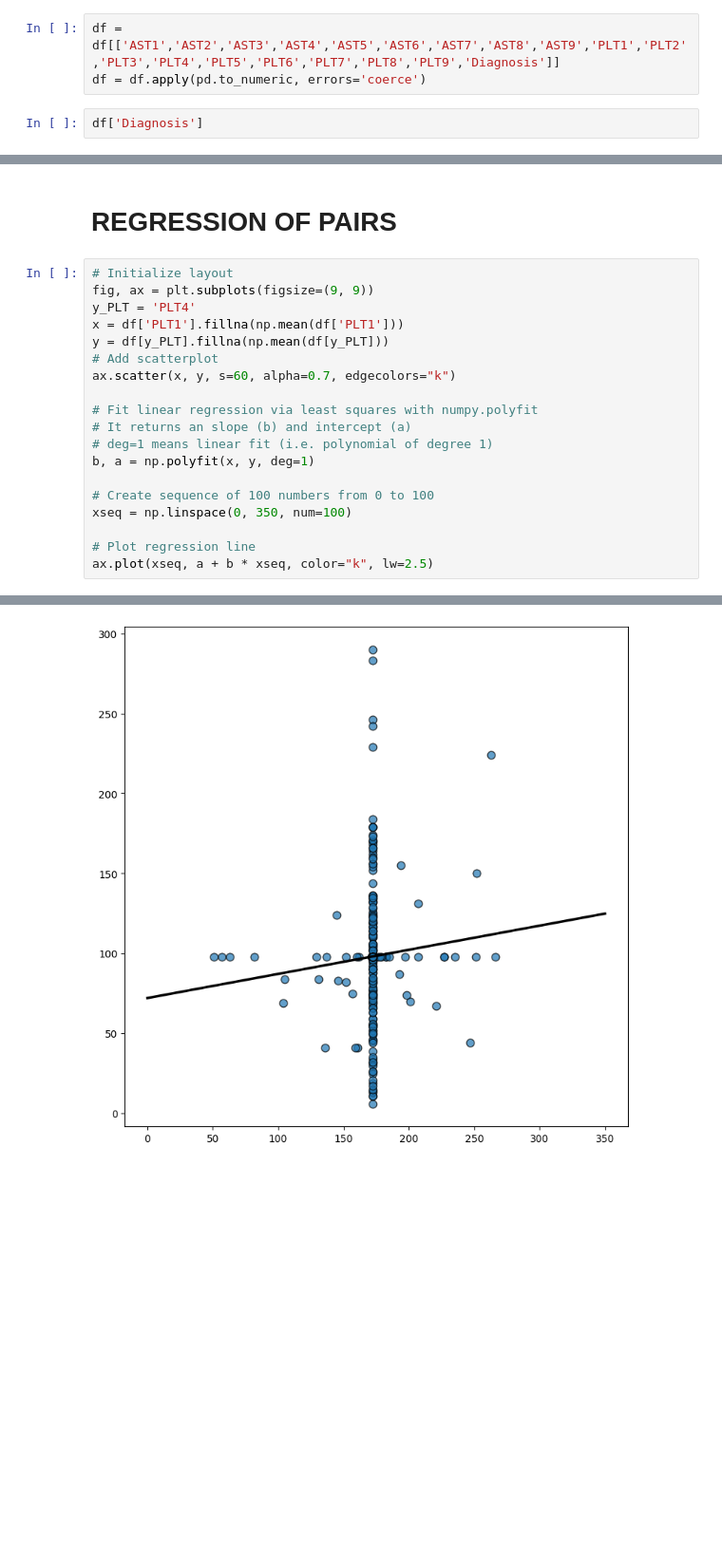
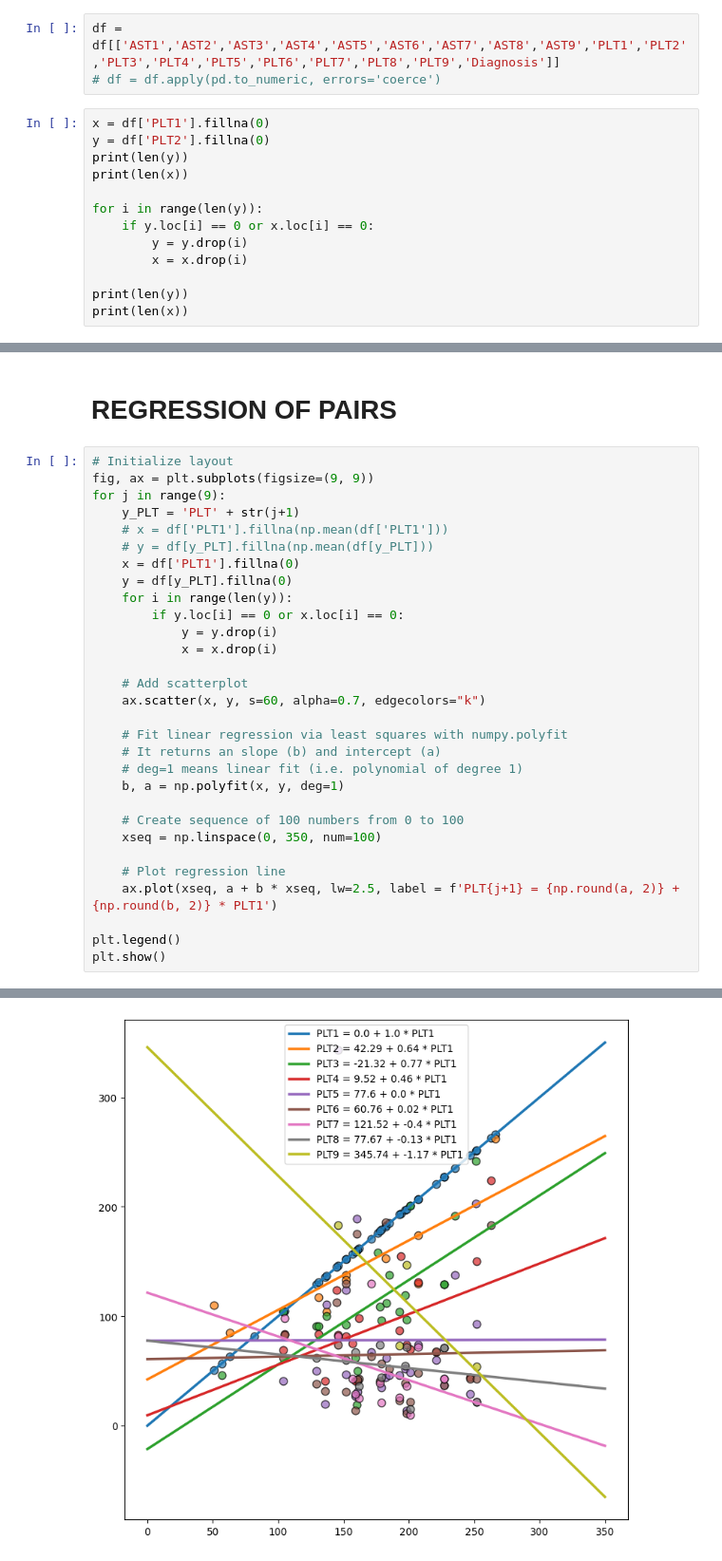
Before and after one commit to khnam-ng/SevereDengueFever, a Jupyter notebook: notebooks/RF_4.ipynb, the cells around one changed output, grey strips where cells are left out. Shown at 95% size. Saved outputs shown, nothing was run; the diff lists cells and outputs as text; blank space fills up the shorter version.

```diff
--- a/notebooks/RF_4.ipynb
+++ b/notebooks/RF_4.ipynb
@@ -95,7 +95,18 @@ Diagnosis's classes:  {'1': 56.4, '2': 39.66, '3': 3.94}
 # DISTRIBUTION OF EACH COL
 # %%
 df = df[['AST1','AST2','AST3','AST4','AST5','AST6','AST7','AST8','AST9','PLT1','PLT2','PLT3','PLT4','PLT5','PLT6','PLT7','PLT8','PLT9','Diagnosis']]
-df = df.apply(pd.to_numeric, errors='coerce')
+# df = df.apply(pd.to_numeric, errors='coerce')
 # %%
-df['Diagnosis']
+x = df['PLT1'].fillna(0)
+y = df['PLT2'].fillna(0)
+print(len(y))
+print(len(x))
+
+for i in range(len(y)):
+    if y.loc[i] == 0 or x.loc[i] == 0:
+        y = y.drop(i)
+        x = x.drop(i)
+
+print(len(y))
+print(len(x))
 # %% [output]
@@ -176,20 +192,31 @@ distribution_plot(df, 'PLT5')
 # %%
 # Initialize layout
 fig, ax = plt.subplots(figsize=(9, 9))
-y_PLT = 'PLT4'
-x = df['PLT1'].fillna(np.mean(df['PLT1']))
-y = df[y_PLT].fillna(np.mean(df[y_PLT]))
-# Add scatterplot
-ax.scatter(x, y, s=60, alpha=0.7, edgecolors="k")
+for j in range(9):
+    y_PLT = 'PLT' + str(j+1)
+    # x = df['PLT1'].fillna(np.mean(df['PLT1']))
+    # y = df[y_PLT].fillna(np.mean(df[y_PLT]))
+    x = df['PLT1'].fillna(0)
+    y = df[y_PLT].fillna(0)
+    for i in range(len(y)):
+        if y.loc[i] == 0 or x.loc[i] == 0:
+            y = y.drop(i)
+            x = x.drop(i)
 
-# Fit linear regression via least squares with numpy.polyfit
-# It returns an slope (b) and intercept (a)
-# deg=1 means linear fit (i.e. polynomial of degree 1)
-b, a = np.polyfit(x, y, deg=1)
+    # Add scatterplot
+    ax.scatter(x, y, s=60, alpha=0.7, edgecolors="k")
 
-# Create sequence of 100 numbers from 0 to 100
-xseq = np.linspace(0, 350, num=100)
+    # Fit linear regression via least squares with numpy.polyfit
+    # It returns an slope (b) and intercept (a)
+    # deg=1 means linear fit (i.e. polynomial of degree 1)
+    b, a = np.polyfit(x, y, deg=1)
 
-# Plot regression line
-ax.plot(xseq, a + b * xseq, color="k", lw=2.5)
+    # Create sequence of 100 numbers from 0 to 100
+    xseq = np.linspace(0, 350, num=100)
+
+    # Plot regression line
+    ax.plot(xseq, a + b * xseq, lw=2.5, label = f'PLT{j+1} = {np.round(a, 2)} + {np.round(b, 2)} * PLT1')
+
+plt.legend()
+plt.show()
 # %% [output]
@@ -197 +223 @@ ax.plot(xseq, a + b * xseq, color="k", lw=2.5)
-[figure, old version]
+[figure, new version]
```
Also changed, not shown: parts of 14 cells of this notebook, 1 other file.
